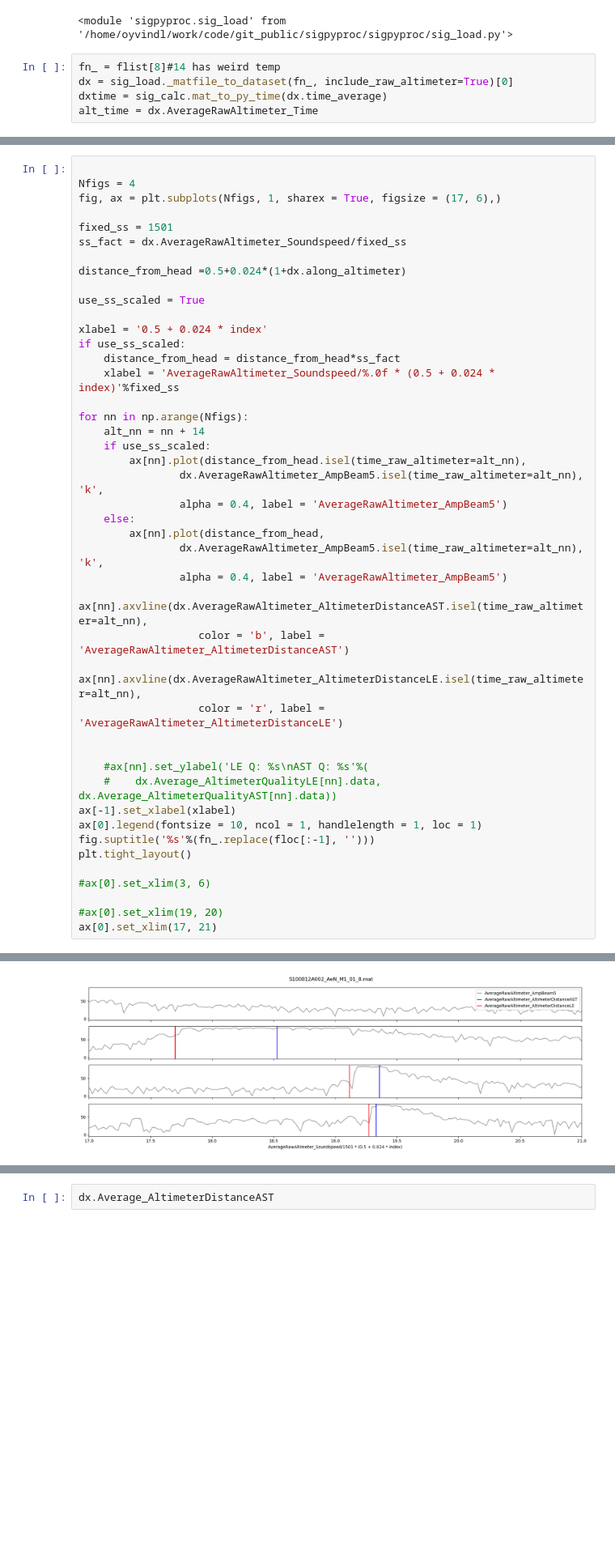
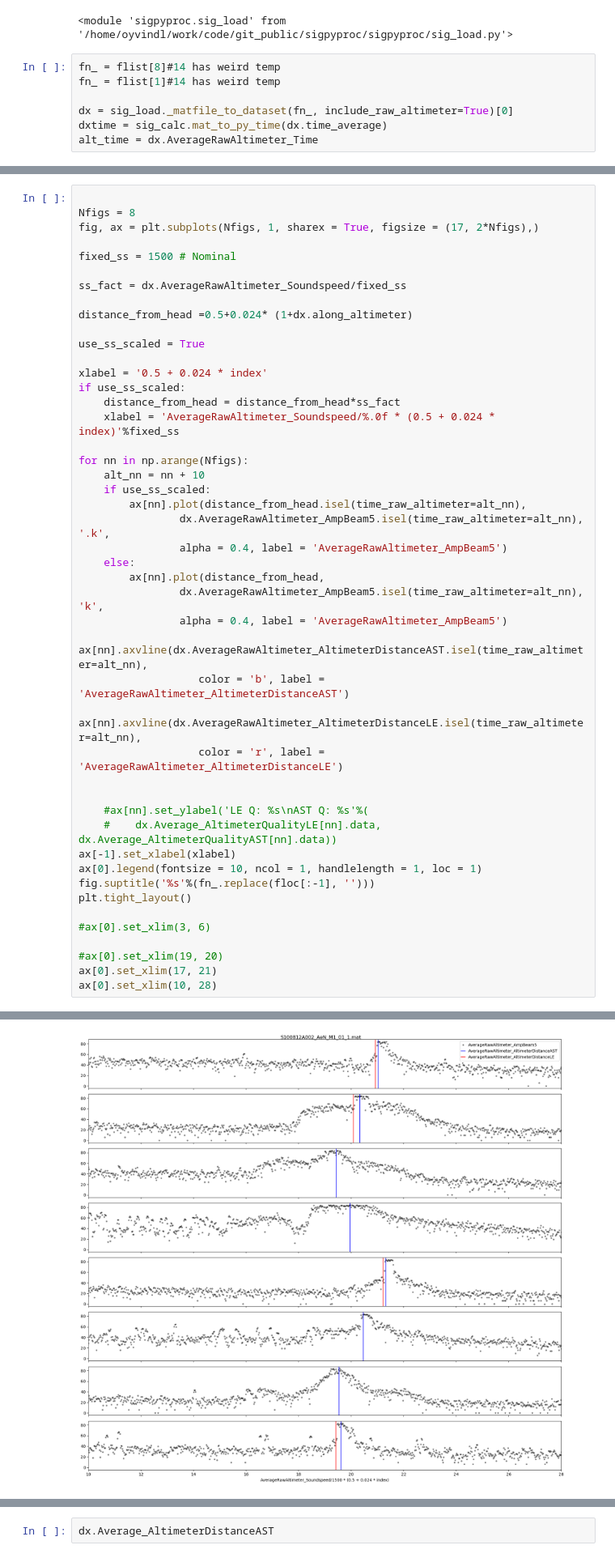
Before and after one commit to oyvfoss/pyiceproc, a Jupyter notebook: examples/Look at raw altimeter track.ipynb, the cells around one changed output, grey strips where cells are left out. Shown at 81% size. Drawn from its saved outputs; the diff is of its cells as text; blank space fills up the shorter version.

```diff
--- a/examples/Look at raw altimeter track.ipynb
+++ b/examples/Look at raw altimeter track.ipynb
@@ -108,6 +94,8 @@ importlib.reload(sig_load)
 <module 'sigpyproc.sig_load' from '/home/oyvindl/work/code/git_public/sigpyproc/sigpyproc/sig_load.py'>
 # %%
 fn_ = flist[8]#14 has weird temp
+fn_ = flist[1]#14 has weird temp
+
 dx = sig_load._matfile_to_dataset(fn_, include_raw_altimeter=True)[0]
 dxtime = sig_calc.mat_to_py_time(dx.time_average)
 alt_time = dx.AverageRawAltimeter_Time
@@ -142,12 +106,13 @@ ax[0].plot(dx.Average_Pressure)
 # %%
 
-Nfigs = 4
-fig, ax = plt.subplots(Nfigs, 1, sharex = True, figsize = (17, 6),)
+Nfigs = 8
+fig, ax = plt.subplots(Nfigs, 1, sharex = True, figsize = (17, 2*Nfigs),)
 
-fixed_ss = 1501
+fixed_ss = 1500 # Nominal
+
 ss_fact = dx.AverageRawAltimeter_Soundspeed/fixed_ss
 
-distance_from_head =0.5+0.024*(1+dx.along_altimeter)
+distance_from_head =0.5+0.024* (1+dx.along_altimeter)
 
 use_ss_scaled = True
 
@@ -157,10 +122,10 @@ if use_ss_scaled:
     xlabel = 'AverageRawAltimeter_Soundspeed/%.0f * (0.5 + 0.024 * index)'%fixed_ss
 
 for nn in np.arange(Nfigs):
-    alt_nn = nn + 14
+    alt_nn = nn + 10
     if use_ss_scaled:
         ax[nn].plot(distance_from_head.isel(time_raw_altimeter=alt_nn),
-                dx.AverageRawAltimeter_AmpBeam5.isel(time_raw_altimeter=alt_nn), 'k',
+                dx.AverageRawAltimeter_AmpBeam5.isel(time_raw_altimeter=alt_nn), '.k',
                 alpha = 0.4, label = 'AverageRawAltimeter_AmpBeam5')
     else:
         ax[nn].plot(distance_from_head,
@@ -183,4 +148,5 @@ plt.tight_layout()
 
 #ax[0].set_xlim(19, 20)
 ax[0].set_xlim(17, 21)
+ax[0].set_xlim(10, 28)
 # %% [output]
@@ -188,4 +154,4 @@ ax[0].set_xlim(17, 21)
-[figure, old version]
+[figure, new version]
 # %%
 fig,ax = plt.subplots(3, 1, figsize = (8, 12))
 ax[0].plot(dx.Average_Soundspeed, label='Average_Soundspeed')
```
Also changed, not shown: parts of 10 cells of this notebook, 6 other files.
